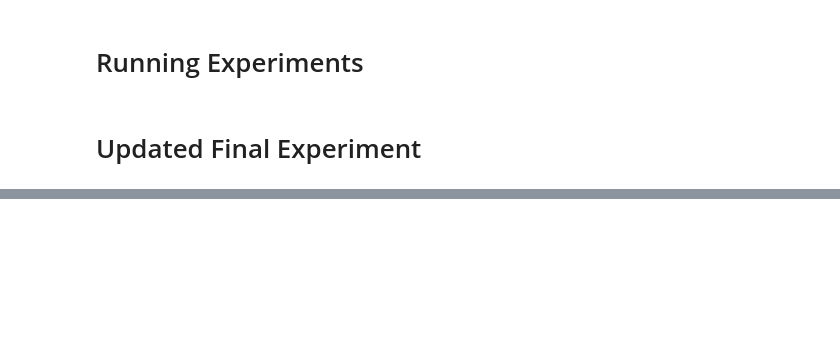
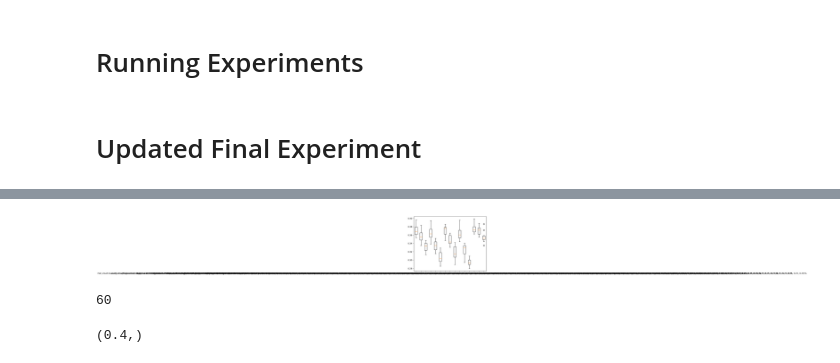
Before and after one commit to Ly-MX15/ABM-Group7, a Jupyter notebook: Base_experiments_scenarios.ipynb, the cells around one changed output, grey strips where cells are left out. Drawn from its saved outputs; the diff is of its cells as text; code cells hidden in the pictures; blank space fills up the shorter version.

Commit message:
Notebook now also contains plotting code blocks

```diff
--- a/Base_experiments_scenarios.ipynb
+++ b/Base_experiments_scenarios.ipynb
@@ -43,7 +43,7 @@ print(f'Typical: {typical}')
 # Amish: uniform
 # Ilia: split
 
-map_scheme = 'split'
+map_scheme = 'uniform'
 
 scenarios = [
     {'vision_mean': 4.264199728146195, 'metabolism_mean': 6.751366691663861, 'max_age_mean': 96.55008263885976,
@@ -286,0 +530,13 @@ df.to_csv(f'Experiments/results_v4_{map_scheme}.csv', index=False)
+# %%
+plt.boxplot(gini_boxes.values(), tick_labels=gini_boxes.keys())
+plt.tight_layout()
+# %% [output]
+[figure, added]
+# %%
+print(base['max_age_mean'] == 70)
+# %% [output]
+60
+# %%
+print(name2)
+# %% [output]
+(0.4,)
```
Also changed, not shown: parts of 5 cells of this notebook.
